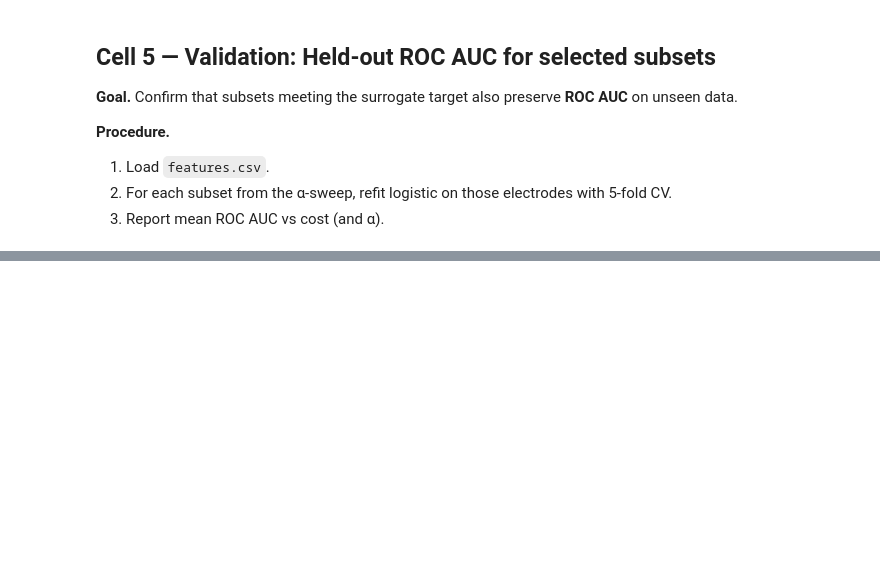
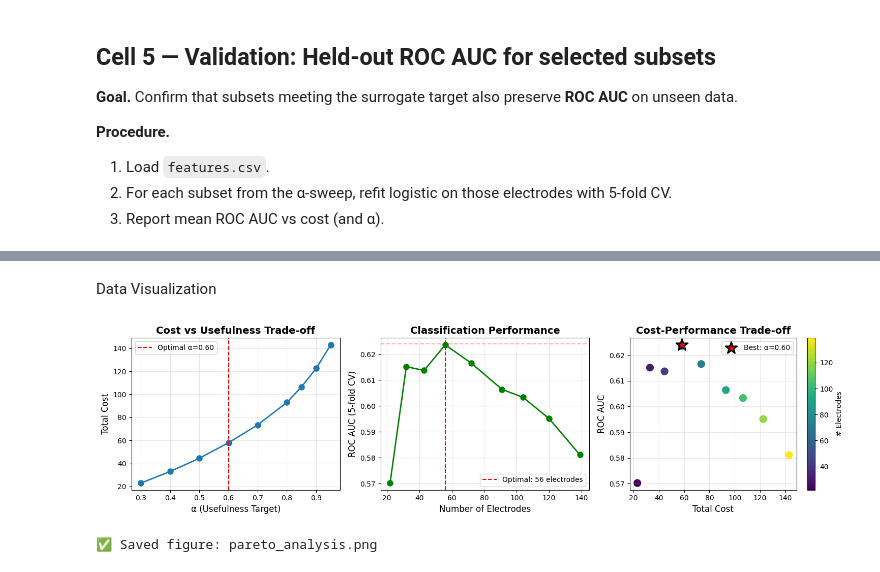
Before and after one commit to stevehaworth02/optimal-electrode-mip, a Jupyter notebook: notebooks/main.ipynb, the cells around one changed output, grey strips where cells are left out. Drawn from its saved outputs; the diff is of its cells as text; code cells hidden in the pictures; blank space fills up the shorter version.

Commit message:
Data viz and validation complete

```diff
--- a/notebooks/main.ipynb
+++ b/notebooks/main.ipynb
@@ -142,18 +179,27 @@ print(res.status)
 - Total cost and total asymmetry slack.
 - Save CSV for reproducibility.
 # %%
+# Cell 3 - Fixed for tuple structure
 sol_z = z.toList()
-chosen = [rec["E"] for rec in sol_z if rec["level"] > 0.5]
+chosen = [rec[0] for rec in sol_z if rec[1] > 0.5]  # rec[0]=name, rec[1]=level
 total_cost = float(sum(c_ser.loc[e] for e in chosen))
-sym_sum = float(sum(rec["level"] for rec in s.toList()))
+
+slack_records = slack.toList()
+sym_sum = float(sum(rec[1] for rec in slack_records))  # rec[1]=level
 
 print(f"α = {alpha:.3f}  baseline_total = {baseline_total:.2f}")
+print(f"Number of electrodes selected: {len(chosen)}")
 print("Selected electrodes:", chosen)
 print("Total cost:", total_cost)
 print("Symmetry slack sum:", sym_sum)
+
+# Calculate actual usefulness achieved
+actual_usefulness = sum(a_df.loc[e, :].sum() for e in chosen)
+print(f"Actual usefulness: {actual_usefulness:.2f} (target: {alpha * baseline_total:.2f})")
 
 Path(r"C:\Users\0218s\Desktop\optimal-electrode-mip\results").mkdir(parents=True, exist_ok=True)
 pd.DataFrame({"electrode": chosen}).to_csv(
     r"C:\Users\0218s\Desktop\optimal-electrode-mip\results\selected_min_cost_alpha_{:.2f}.csv".format(alpha),
     index=False
 )
+print(f"\nSaved to: selected_min_cost_alpha_{alpha:.2f}.csv")
@@ -220,0 +320,45 @@ res_df[["alpha","cost","symmetry","auc5cv"]]
+# %% [markdown]
+Data Visualization
+# %%
+import matplotlib.pyplot as plt
+
+fig, axes = plt.subplots(1, 3, figsize=(15, 4))
+
+# Plot 1: Pareto curve (Cost vs Alpha)
+axes[0].plot(res_df['alpha'], res_df['cost'], 'o-', linewidth=2, markersize=8)
+axes[0].axvline(0.60, color='red', linestyle='--', label='Optimal α=0.60')
+axes[0].set_xlabel('α (Usefulness Target)', fontsize=12)
+axes[0].set_ylabel('Total Cost', fontsize=12)
+axes[0].set_title('Cost vs Usefulness Trade-off', fontsize=14, fontweight='bold')
+axes[0].grid(True, alpha=0.3)
+axes[0].legend()
+
+# Plot 2: ROC AUC vs Number of Electrodes
+axes[1].plot(res_df['num_electrodes'], res_df['auc5cv'], 'o-', linewidth=2, markersize=8, color='green')
+axes[1].axvline(56, color='red', linestyle='--', label='Optimal: 56 electrodes')
+axes[1].axhline(0.624, color='red', linestyle='--', alpha=0.3)
+axes[1].set_xlabel('Number of Electrodes', fontsize=12)
+axes[1].set_ylabel('ROC AUC (5-fold CV)', fontsize=12)
+axes[1].set_title('Classification Performance', fontsize=14, fontweight='bold')
+axes[1].grid(True, alpha=0.3)
+axes[1].legend()
+
+# Plot 3: Cost vs ROC AUC (efficiency)
+axes[2].scatter(res_df['cost'], res_df['auc5cv'], s=100, c=res_df['num_electrodes'], cmap='viridis')
+axes[2].scatter(58.0, 0.624, s=300, marker='*', c='red', edgecolors='black', linewidths=2, label='Best: α=0.60')
+axes[2].set_xlabel('Total Cost', fontsize=12)
+axes[2].set_ylabel('ROC AUC', fontsize=12)
+axes[2].set_title('Cost-Performance Trade-off', fontsize=14, fontweight='bold')
+axes[2].grid(True, alpha=0.3)
+axes[2].legend()
+cbar = plt.colorbar(axes[2].collections[0], ax=axes[2])
+cbar.set_label('# Electrodes', fontsize=10)
+
+plt.tight_layout()
+plt.savefig(r'C:\Users\0218s\Desktop\optimal-electrode-mip\results\pareto_analysis.png', dpi=300, bbox_inches='tight')
+plt.show()
+
+print("✅ Saved figure: pareto_analysis.png")
+# %% [output]
+[figure, added]
+✅ Saved figure: pareto_analysis.png
```
Also changed, not shown: parts of 9 cells of this notebook.
